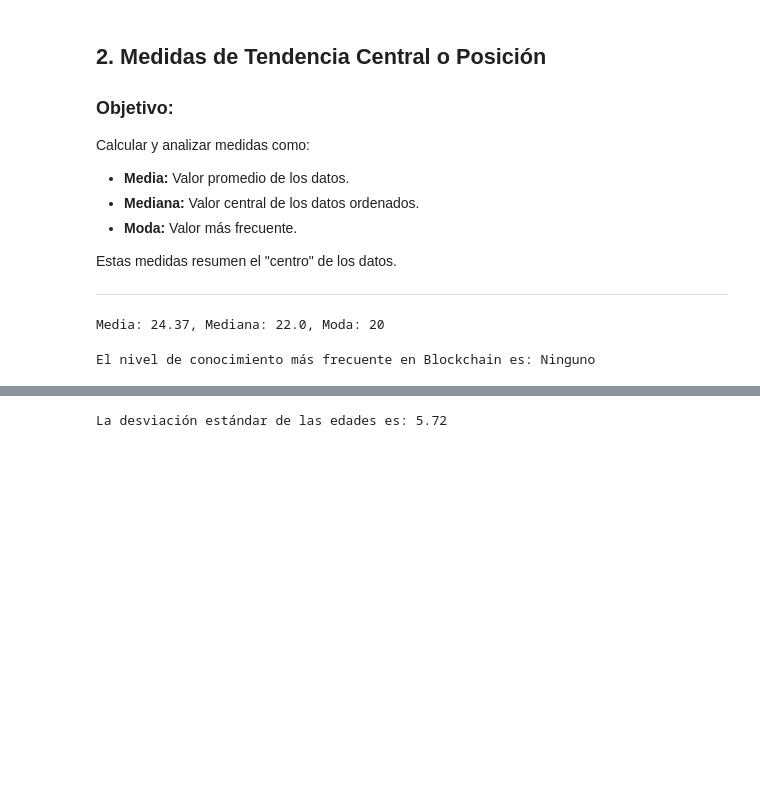
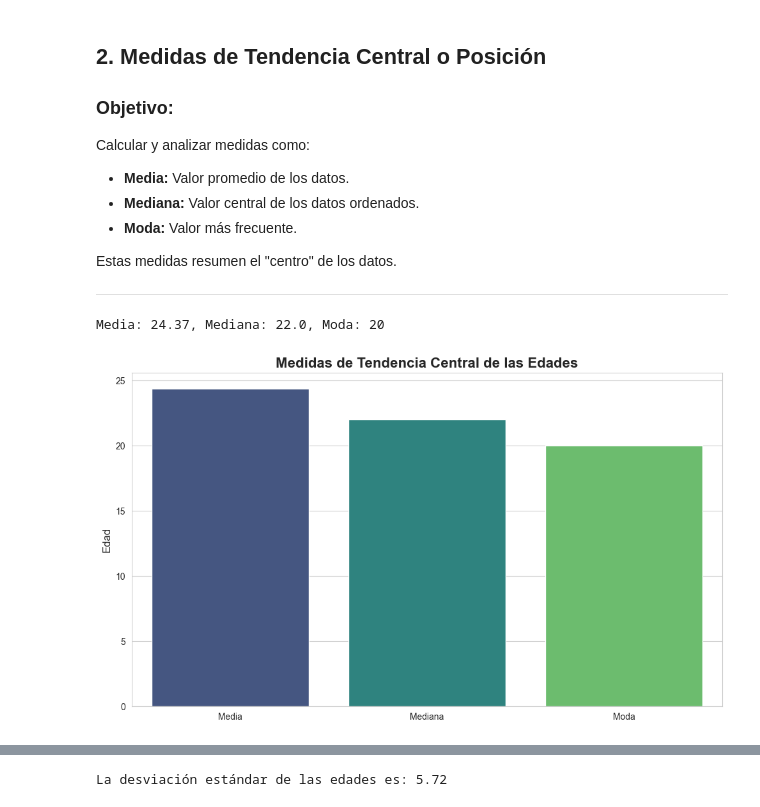
Before and after one commit to IrvinngB/Examen-Estadistica, a Jupyter notebook: Estadistica.ipynb, the cells around one changed output, grey strips where cells are left out. Saved outputs shown, nothing was run; the diff lists cells and outputs as text; code cells hidden in the pictures; blank space fills up the shorter version.

```diff
--- a/Estadistica.ipynb
+++ b/Estadistica.ipynb
@@ -119,19 +112,24 @@ Estas medidas resumen el "centro" de los datos.
 # %%
 # Calcular medidas de tendencia central
 mean_age = df['Edad'].mean()
 median_age = df['Edad'].median()
 mode_age = df['Edad'].mode()[0]
 
 # Mostrar resultados
 print(f"Media: {mean_age:.2f}, Mediana: {median_age}, Moda: {mode_age}")
+# Gráfico de medidas de tendencia central
+plt.figure(figsize=(10, 6))
+central_measures = pd.DataFrame({
+    'Medida': ['Media', 'Mediana', 'Moda'],
+    'Valor': [mean_age, median_age, mode_age]
+})
+sns.barplot(x='Medida', y='Valor', data=central_measures, hue='Medida', palette='viridis', dodge=False, legend=False)
+plt.title("Medidas de Tendencia Central de las Edades", fontsize=16, weight='bold')
+plt.ylabel("Edad", fontsize=12)
+plt.xlabel("")
+plt.tight_layout()
+plt.show()
 # %% [output]
 Media: 24.37, Mediana: 22.0, Moda: 20
+[figure, added]
-# %%
-# Calcular moda del conocimiento en Blockchain
-mode_blockchain = df['¿Cuál es tu nivel de conocimiento sobre Blockchain? '].mode()[0]
-
-# Mostrar resultados
-print(f"El nivel de conocimiento más frecuente en Blockchain es: {mode_blockchain}")
-# %% [output]
-El nivel de conocimiento más frecuente en Blockchain es: Ninguno
 # %% [markdown]
```
Also changed, not shown: parts of 12 cells of this notebook, 3 other files.
